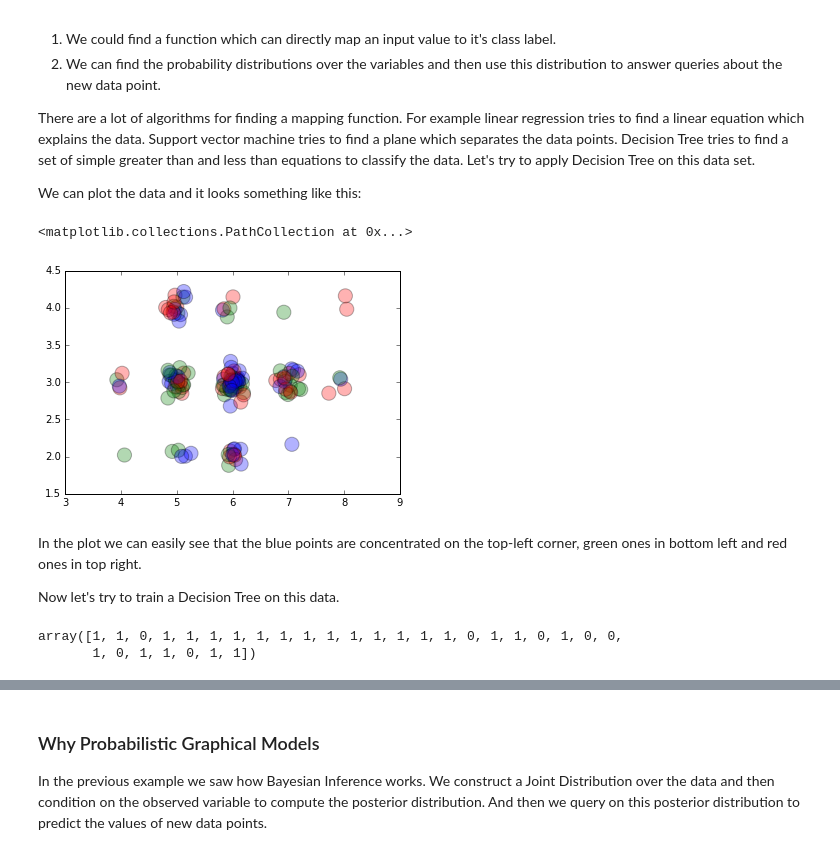
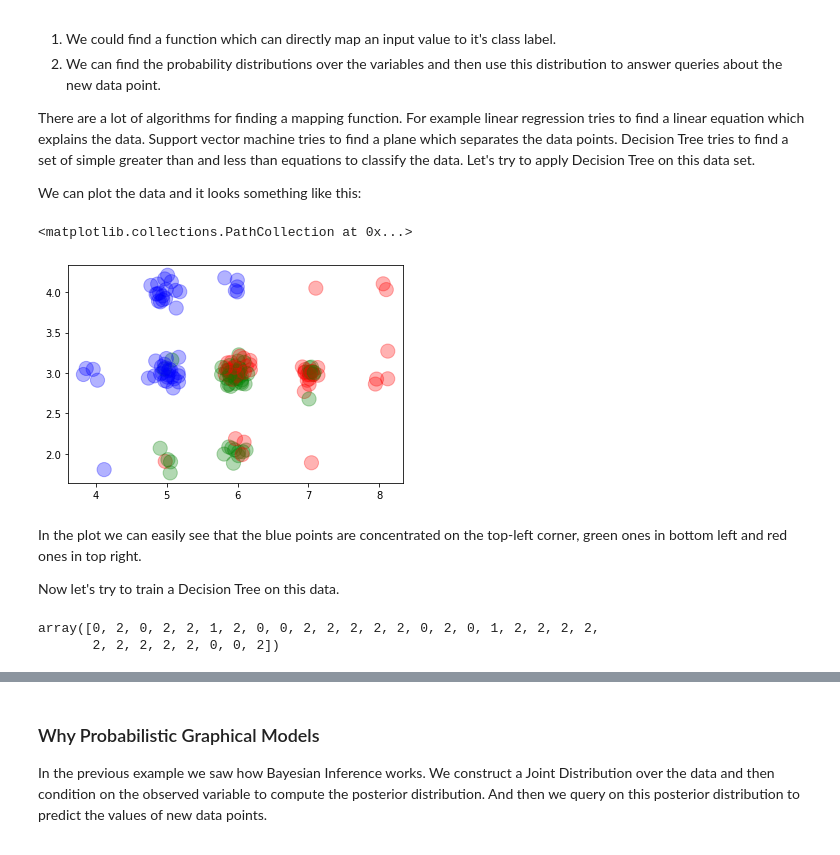
Before and after one commit to pgmpy/pgmpy_notebook, a Jupyter notebook: notebooks/1. Introduction to Probabilistic Graphical Models.ipynb, the cells around one changed output, grey strips where cells are left out. Cells and saved outputs as stored; diff of their text form; code cells hidden in the pictures.

```diff
--- a/notebooks/1. Introduction to Probabilistic Graphical Models.ipynb
+++ b/notebooks/1. Introduction to Probabilistic Graphical Models.ipynb
@@ -48,30 +43,30 @@ We can plot the data and it looks something like this:
 # %%
 %matplotlib inline
 import matplotlib.pyplot as plt
 import numpy as np
 
 # Adding a little bit of noise so that it's easier to visualize
 data_with_noise = data.iloc[:, :2] + np.random.normal(loc=0, scale=0.1, size=(150, 2))
-plt.scatter(data_with_noise.length, data_with_noise.width, c=['b', 'g', 'r'], s=200, alpha=0.3)
+plt.scatter(data_with_noise.length, data_with_noise.width, c=[ "bgr"[k] for k in data.iloc[:,2] ], s=200, alpha=0.3)
 # %% [output]
 <matplotlib.collections.PathCollection at 0x...>
-[figure, old version]
+[figure, new version]
 # %% [markdown]
 In the plot we can easily see that the blue points are concentrated on the top-left corner, green ones in bottom left and red ones in top right.
 
 Now let's try to train a Decision Tree on this data.
 # %%
 from sklearn.tree import DecisionTreeClassifier
-from sklearn.cross_validation import train_test_split
+from sklearn.model_selection import train_test_split
 
-X_train, X_test, y_train, y_test = train_test_split(data.ix[:, ['length', 'width']].values, data.type.values, test_size=0.2)
+X_train, X_test, y_train, y_test = train_test_split(data[['length', 'width']].values, data.type.values, test_size=0.2)
 
 classifier = DecisionTreeClassifier(max_depth=4)
 classifier.fit(X_train, y_train)
 classifier.predict(X_test)
 # %% [output]
-array([1, 1, 0, 1, 1, 1, 1, 1, 1, 1, 1, 1, 1, 1, 1, 1, 0, 1, 1, 0, 1, 0, 0,
-       1, 0, 1, 1, 0, 1, 1])
+array([0, 2, 0, 2, 2, 1, 2, 0, 0, 2, 2, 2, 2, 2, 0, 2, 0, 1, 2, 2, 2, 2,
+       2, 2, 2, 2, 2, 0, 0, 2])
 # %%
 classifier.score(X_test, y_test)
 # %% [output]
```
Also changed, not shown: parts of 8 cells of this notebook.
